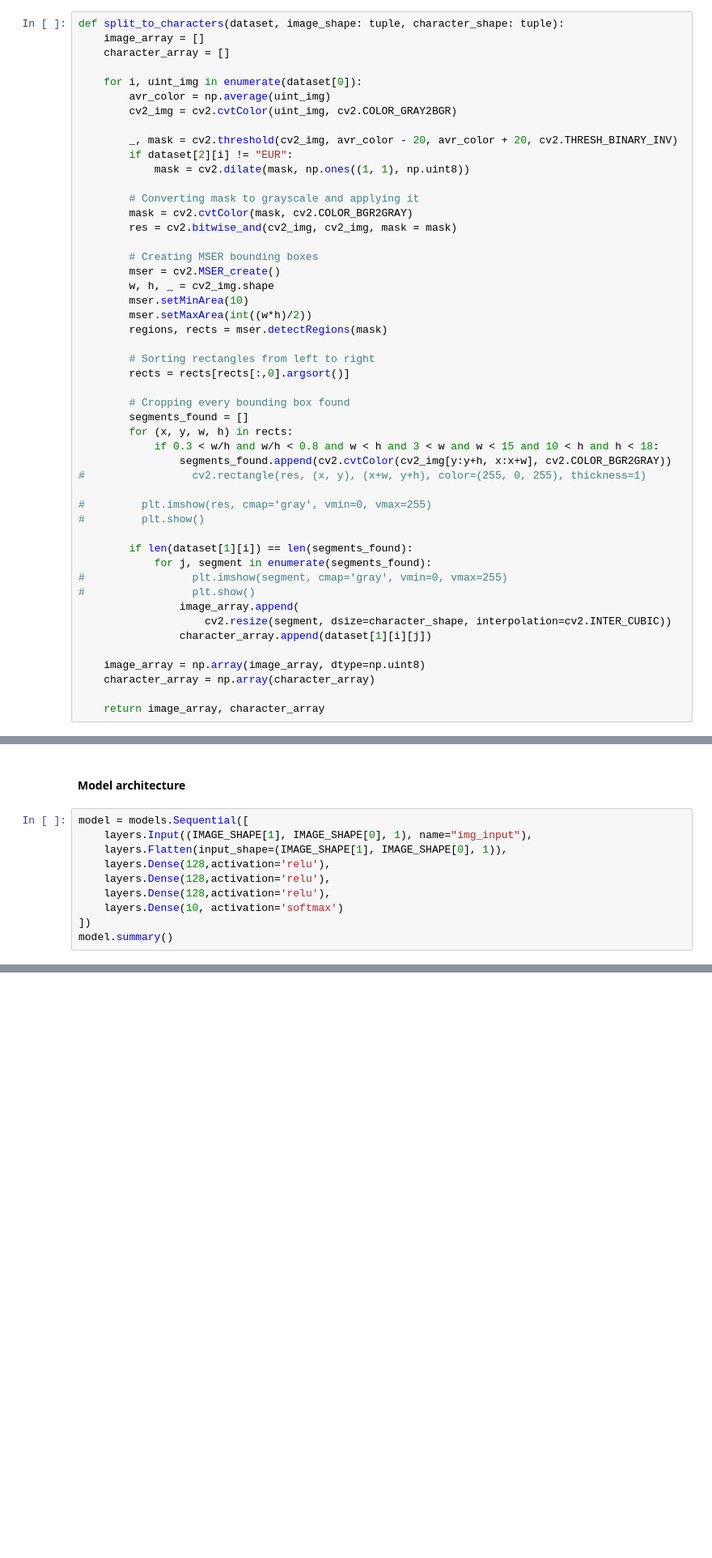
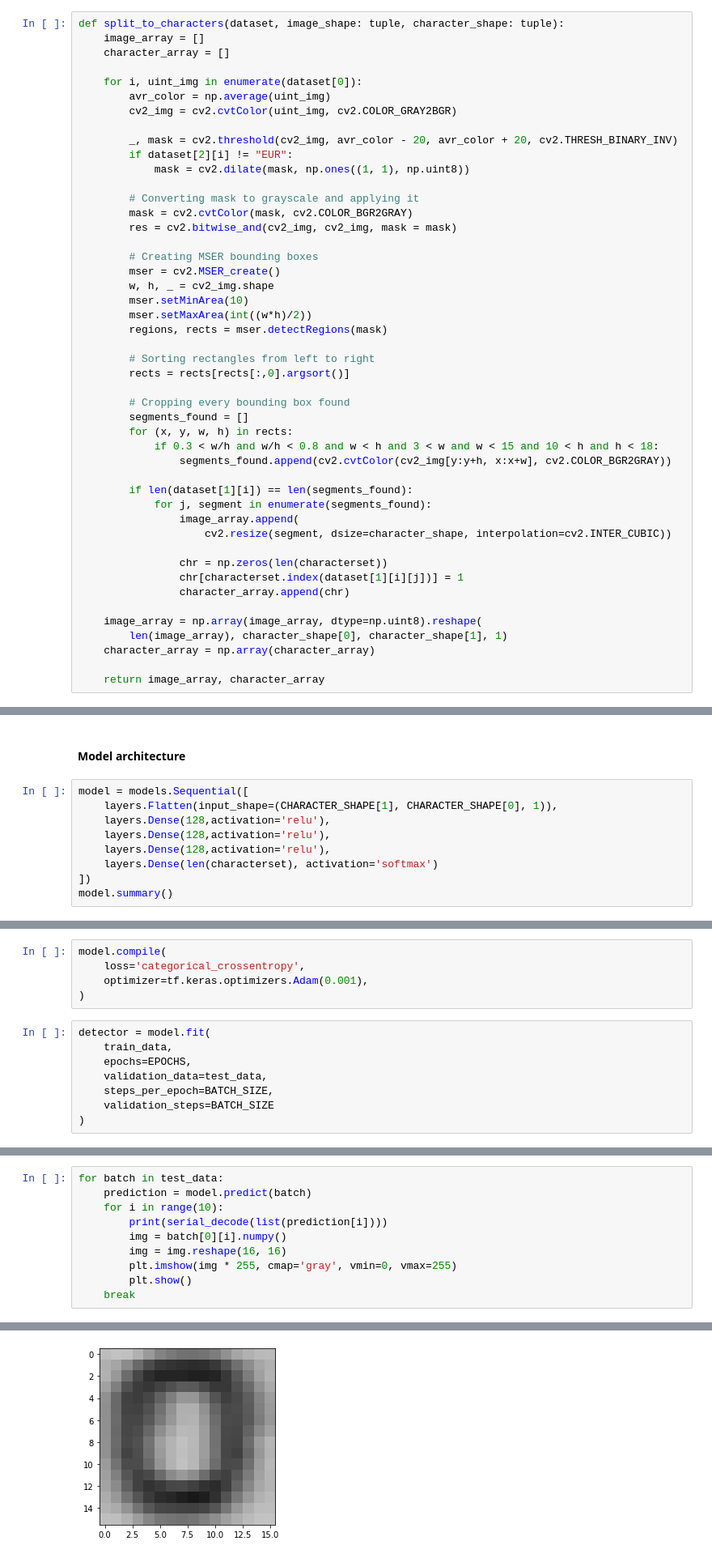
Before and after one commit to angel-penchev/banknote-serial, a Jupyter notebook: recognition/banknote_serial.ipynb, the cells around one changed output, grey strips where cells are left out. Shown: that part at 81% size. Cells and saved outputs as stored; diff of their text form; blank space fills up the shorter version.

Commit message:
[Feat] Model training and output decoding (recognition)
Defined a deep neural network for character classification.
Resolved #13.

```diff
--- a/recognition/banknote_serial.ipynb
+++ b/recognition/banknote_serial.ipynb
@@ -208,20 +214,18 @@ def split_to_characters(dataset, image_shape: tuple, character_shape: tuple):
         for (x, y, w, h) in rects:
             if 0.3 < w/h and w/h < 0.8 and w < h and 3 < w and w < 15 and 10 < h and h < 18:
                 segments_found.append(cv2.cvtColor(cv2_img[y:y+h, x:x+w], cv2.COLOR_BGR2GRAY))
-#                 cv2.rectangle(res, (x, y), (x+w, y+h), color=(255, 0, 255), thickness=1)
-
-#         plt.imshow(res, cmap='gray', vmin=0, vmax=255)
-#         plt.show()
 
         if len(dataset[1][i]) == len(segments_found):
             for j, segment in enumerate(segments_found):
-#                 plt.imshow(segment, cmap='gray', vmin=0, vmax=255)
-#                 plt.show()
                 image_array.append(
                     cv2.resize(segment, dsize=character_shape, interpolation=cv2.INTER_CUBIC))
-                character_array.append(dataset[1][i][j])
 
-    image_array = np.array(image_array, dtype=np.uint8)
+                chr = np.zeros(len(characterset))
+                chr[characterset.index(dataset[1][i][j])] = 1
+                character_array.append(chr)
+
+    image_array = np.array(image_array, dtype=np.uint8).reshape(
+        len(image_array), character_shape[0], character_shape[1], 1)
     character_array = np.array(character_array)
 
     return image_array, character_array
@@ -359,11 +371,10 @@ preview_dataset(train_data, 2)
 #### Model architecture
 # %%
 model = models.Sequential([
-    layers.Input((IMAGE_SHAPE[1], IMAGE_SHAPE[0], 1), name="img_input"),
-    layers.Flatten(input_shape=(IMAGE_SHAPE[1], IMAGE_SHAPE[0], 1)),
+    layers.Flatten(input_shape=(CHARACTER_SHAPE[1], CHARACTER_SHAPE[0], 1)),
     layers.Dense(128,activation='relu'),
     layers.Dense(128,activation='relu'),
     layers.Dense(128,activation='relu'),
-    layers.Dense(10, activation='softmax')
+    layers.Dense(len(characterset), activation='softmax')
 ])
 model.summary()
@@ -369,0 +400,13 @@ model.summary()
+# %%
+model.compile(
+    loss='categorical_crossentropy',
+    optimizer=tf.keras.optimizers.Adam(0.001),
+)
+# %%
+detector = model.fit(
+    train_data,
+    epochs=EPOCHS,
+    validation_data=test_data,
+    steps_per_epoch=BATCH_SIZE,
+    validation_steps=BATCH_SIZE
+)
@@ -369,0 +431,11 @@ model.summary()
+# %%
+for batch in test_data:
+    prediction = model.predict(batch)
+    for i in range(10):
+        print(serial_decode(list(prediction[i])))
+        img = batch[0][i].numpy()
+        img = img.reshape(16, 16)
+        plt.imshow(img * 255, cmap='gray', vmin=0, vmax=255)
+        plt.show()
+    break
+# %% [output]
@@ -369,0 +443 @@ model.summary()
+[figure, added]
```
Also changed, not shown: parts of 11 cells of this notebook.
